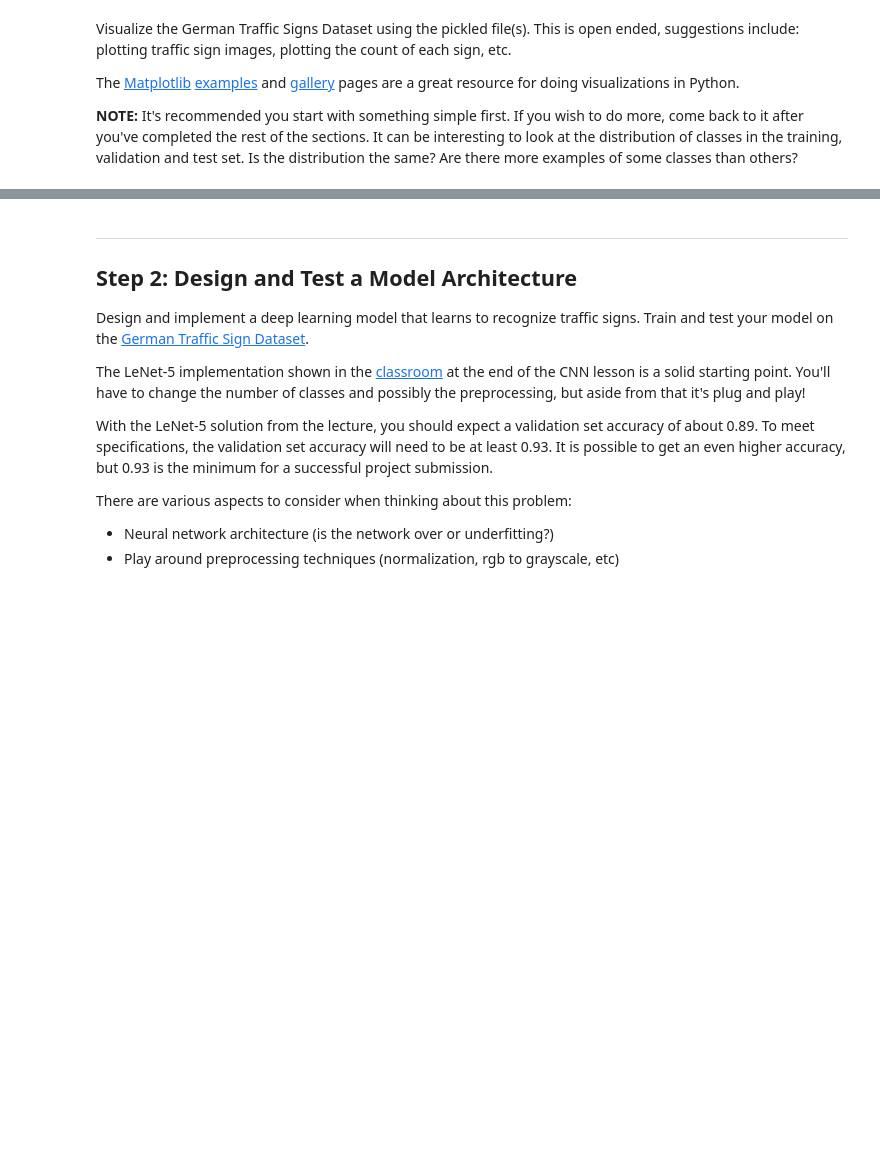
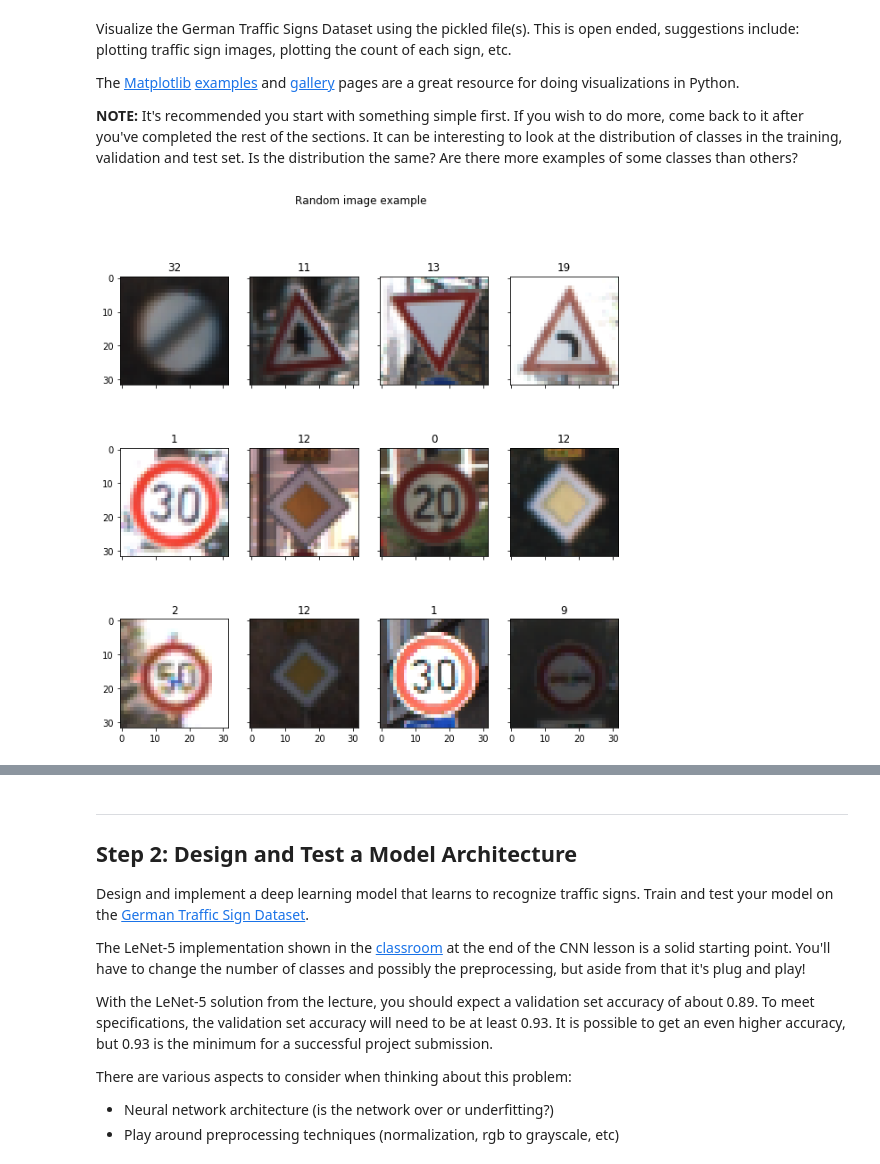
Before and after one commit to snicholas/CarND-Traffic-Sign-Classifier-Project, a Jupyter notebook: Traffic_Sign_Classifier.ipynb, the cells around one changed output, grey strips where cells are left out. Drawn from its saved outputs; the diff is of its cells as text; code cells hidden in the pictures; blank space fills up the shorter version.

```diff
--- a/Traffic_Sign_Classifier.ipynb
+++ b/Traffic_Sign_Classifier.ipynb
@@ -91,3 +96,62 @@ The [Matplotlib](http://matplotlib.org/) [examples](http://matplotlib.org/exampl
 import matplotlib.pyplot as plt
 # Visualizations will be shown in the notebook.
 %matplotlib inline
+# %%
+import random
+fig, ((ax1, ax2, ax3, ax4),(ax5,ax6,ax7,ax8),(ax9,ax10,ax11,ax12)) = plt.subplots(3, 4, figsize=(10,10))
+fig.suptitle('Random image example')
+# fig.tight_layout(pad=3.0)
+
+
+i=random.randint(0, len(X_train))
+ax1.imshow(X_train[i])
+ax1.title.set_text(y_train[i])
+
+i=random.randint(0, len(X_train))
+ax2.imshow(X_train[i])
+ax2.title.set_text(y_train[i])
+
+i=random.randint(0, len(X_train))
+ax3.imshow(X_train[i])
+ax3.title.set_text(y_train[i])
+
+i=random.randint(0, len(X_train))
+ax4.imshow(X_train[i])
+ax4.title.set_text(y_train[i])
+
+i=random.randint(0, len(X_valid))
+ax5.imshow(X_valid[i])
+ax5.title.set_text(y_valid[i])
+
+i=random.randint(0, len(X_valid))
+ax6.imshow(X_valid[i])
+ax6.title.set_text(y_valid[i])
+
+i=random.randint(0, len(X_valid))
+ax7.imshow(X_valid[i])
+ax7.title.set_text(y_valid[i])
+
+i=random.randint(0, len(X_valid))
+ax8.imshow(X_valid[i])
+ax8.title.set_text(y_valid[i])
+
+i=random.randint(0, len(X_test))
+ax9.imshow(X_test[i])
+ax9.title.set_text(y_test[i])
+
+i=random.randint(0, len(X_test))
+ax10.imshow(X_test[i])
+ax10.title.set_text(y_test[i])
+
+i=random.randint(0, len(X_test))
+ax11.imshow(X_test[i])
+ax11.title.set_text(y_test[i])
+
+i=random.randint(0, len(X_test))
+ax12.imshow(X_test[i])
+ax12.title.set_text(y_test[i])
+
+for ax in fig.get_axes():
+    ax.label_outer()
+# %% [output]
+[figure, added]
```
Also changed, not shown: parts of 17 cells of this notebook, 1 other file.
